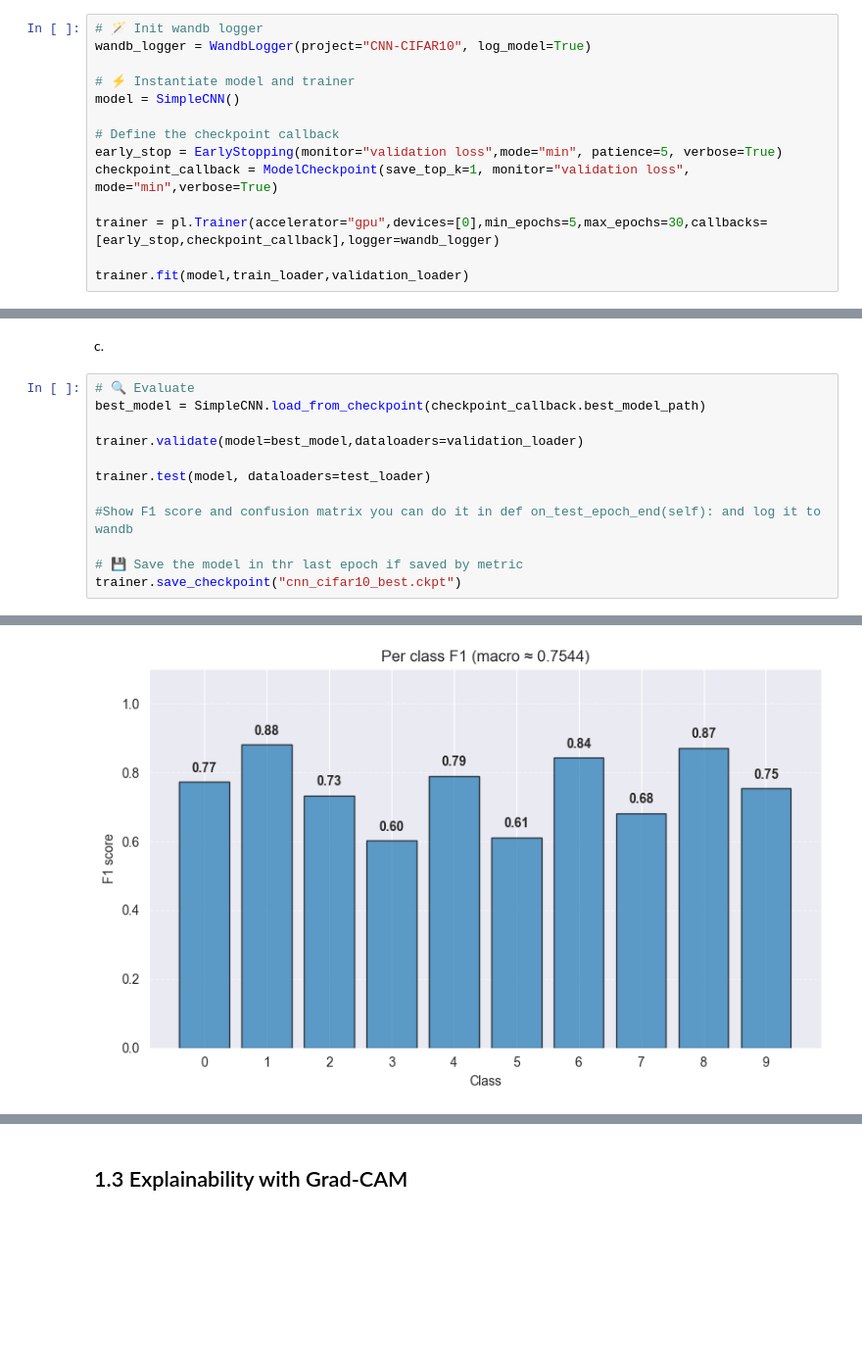
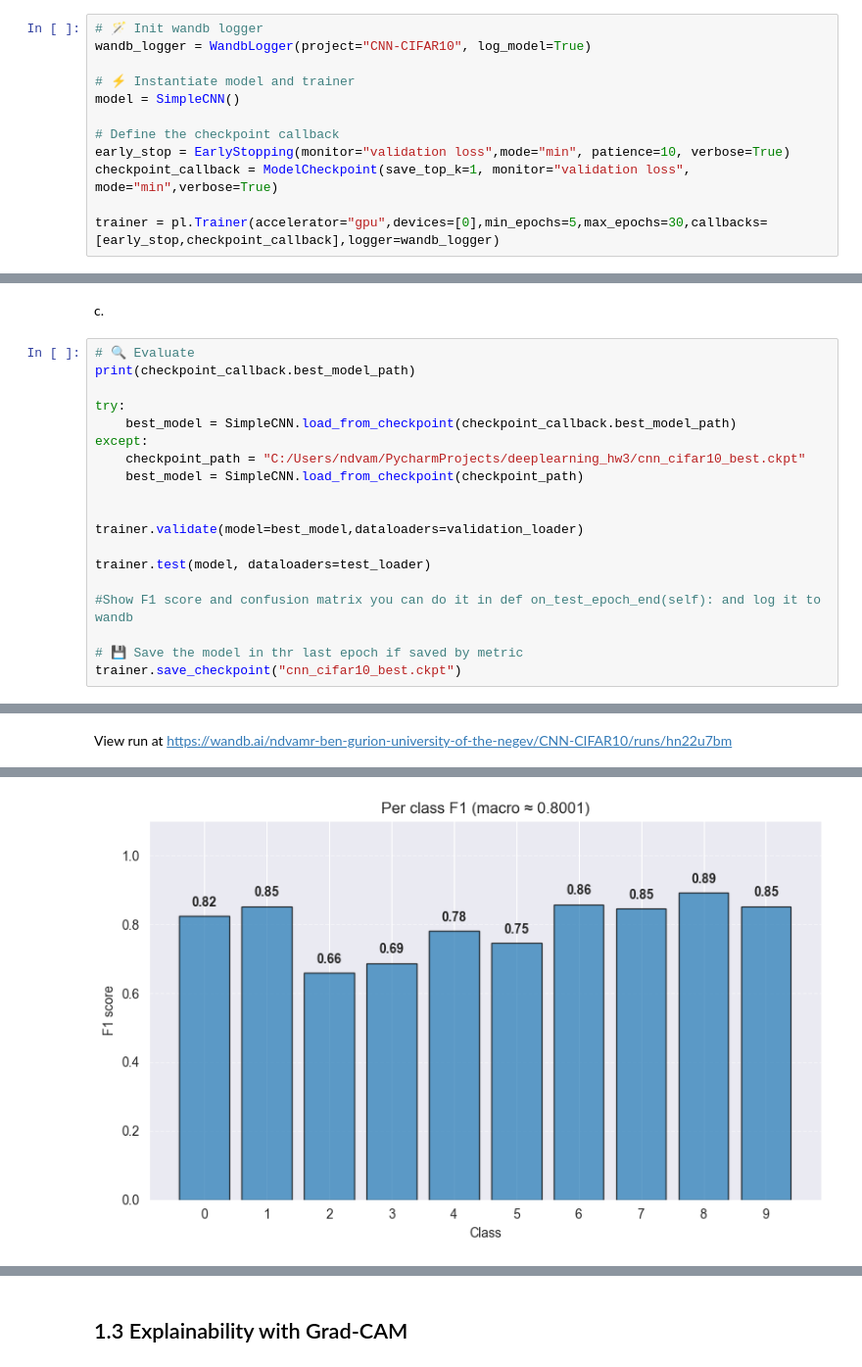
Before and after one commit to amirnadaBGU/deeplearning_hw3, a Jupyter notebook: Assignment3.ipynb, the cells around one changed output, grey strips where cells are left out. Shown at 98% size. Cells and saved outputs as stored; diff of their text form; blank space fills up the shorter version.

```diff
--- a/Assignment3.ipynb
+++ b/Assignment3.ipynb
@@ -383,12 +360,10 @@ wandb_logger = WandbLogger(project="CNN-CIFAR10", log_model=True)
 model = SimpleCNN()
 
 # Define the checkpoint callback
-early_stop = EarlyStopping(monitor="validation loss",mode="min", patience=5, verbose=True)
+early_stop = EarlyStopping(monitor="validation loss",mode="min", patience=10, verbose=True)
 checkpoint_callback = ModelCheckpoint(save_top_k=1, monitor="validation loss", mode="min",verbose=True)
 
 trainer = pl.Trainer(accelerator="gpu",devices=[0],min_epochs=5,max_epochs=30,callbacks=[early_stop,checkpoint_callback],logger=wandb_logger)
-
-trainer.fit(model,train_loader,validation_loader)
 # %% [output]
 GPU available: True (cuda), used: True
 TPU available: False, using: 0 TPU cores
@@ -431,7 +411,14 @@ Epoch 3, global step 472: 'validation loss' reached 0.87373 (best 0.87373), savi
 c.
 # %%
 # 🔍 Evaluate
-best_model = SimpleCNN.load_from_checkpoint(checkpoint_callback.best_model_path)
+print(checkpoint_callback.best_model_path)
+
+try:
+    best_model = SimpleCNN.load_from_checkpoint(checkpoint_callback.best_model_path)
+except:
+    checkpoint_path = "C:/Users/ndvam/PycharmProjects/deeplearning_hw3/cnn_cifar10_best.ckpt"
+    best_model = SimpleCNN.load_from_checkpoint(checkpoint_path)
+
 
 trainer.validate(model=best_model,dataloaders=validation_loader)
 
@@ -453 +440,2 @@ C:\Users\ndvam\anaconda3\Lib\site-packages\pytorch_lightning\trainer\connectors\
+View run at https://wandb.ai/ndvamr-ben-gurion-university-of-the-negev/CNN-CIFAR10/runs/hn22u7bm
 LOCAL_RANK: 0 - CUDA_VISIBLE_DEVICES: [0]
@@ -461 +457 @@ C:\Users\ndvam\anaconda3\Lib\site-packages\pytorch_lightning\trainer\connectors\
-[figure, old version]
+[figure, new version]
```
Also changed, not shown: parts of 16 cells of this notebook.
